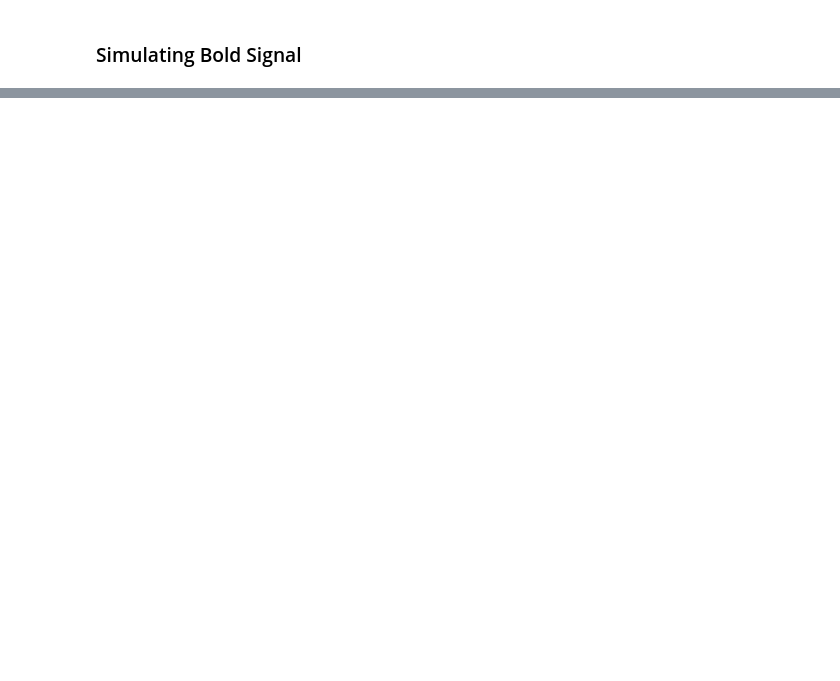
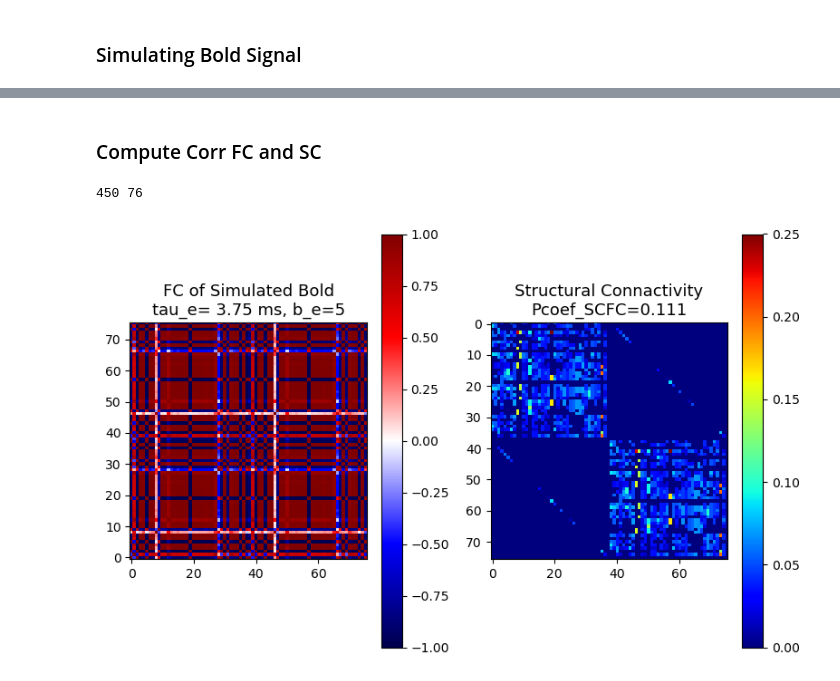
Before and after one commit to mariasacha/paper_pipeline_hub, a Jupyter notebook: whole_pipeline.ipynb, the cells around one changed output, grey strips where cells are left out. Saved outputs shown, nothing was run; the diff lists cells and outputs as text; code cells hidden in the pictures; blank space fills up the shorter version.

```diff
--- a/whole_pipeline.ipynb
+++ b/whole_pipeline.ipynb
@@ -582,8 +330,8 @@ Iexts = [0.000315] # External input
 stimval = 0 #  stimulus strength
 # %%
 #Set Bold Monitor
-parameters.parameter_monitor['Bold'] = False
-parameters.parameter_monitor['parameter_Bold']['period'] = 2000
+parameters.parameter_monitor['Bold'] = True
+# parameters.parameter_monitor['parameter_Bold']['period'] = 2000
 
 #Deactivate Raw, and keep Temporal Average instead ( faster )
 parameters.parameter_monitor['Raw'] = False
@@ -778,0 +404,11 @@ df_small
+# %% [markdown]
+### Compute Corr FC and SC
+# %%
+#Add the SC
+SC=simulator.connectivity.weights
+
+plot_FC_SC(parameters,params, result, for_explan, cut_transient, run_sim, SC, change_of='tau_e',
+               Iext = 0.000315,nseed=10, additional_path_folder='Bold/',desired_time=10)
+# %% [output]
+450 76
+[figure, added]
```
Also changed, not shown: parts of 72 cells of this notebook, 4 other files.
